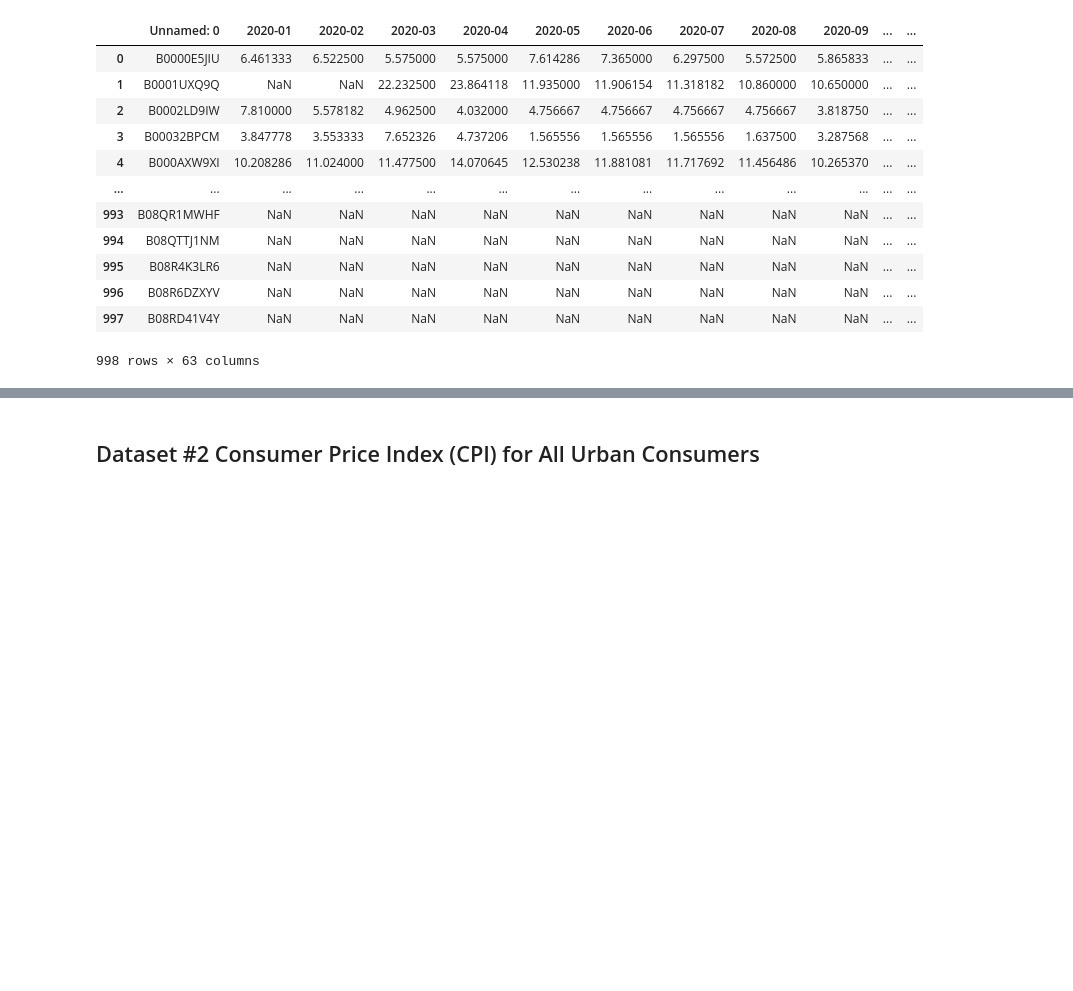
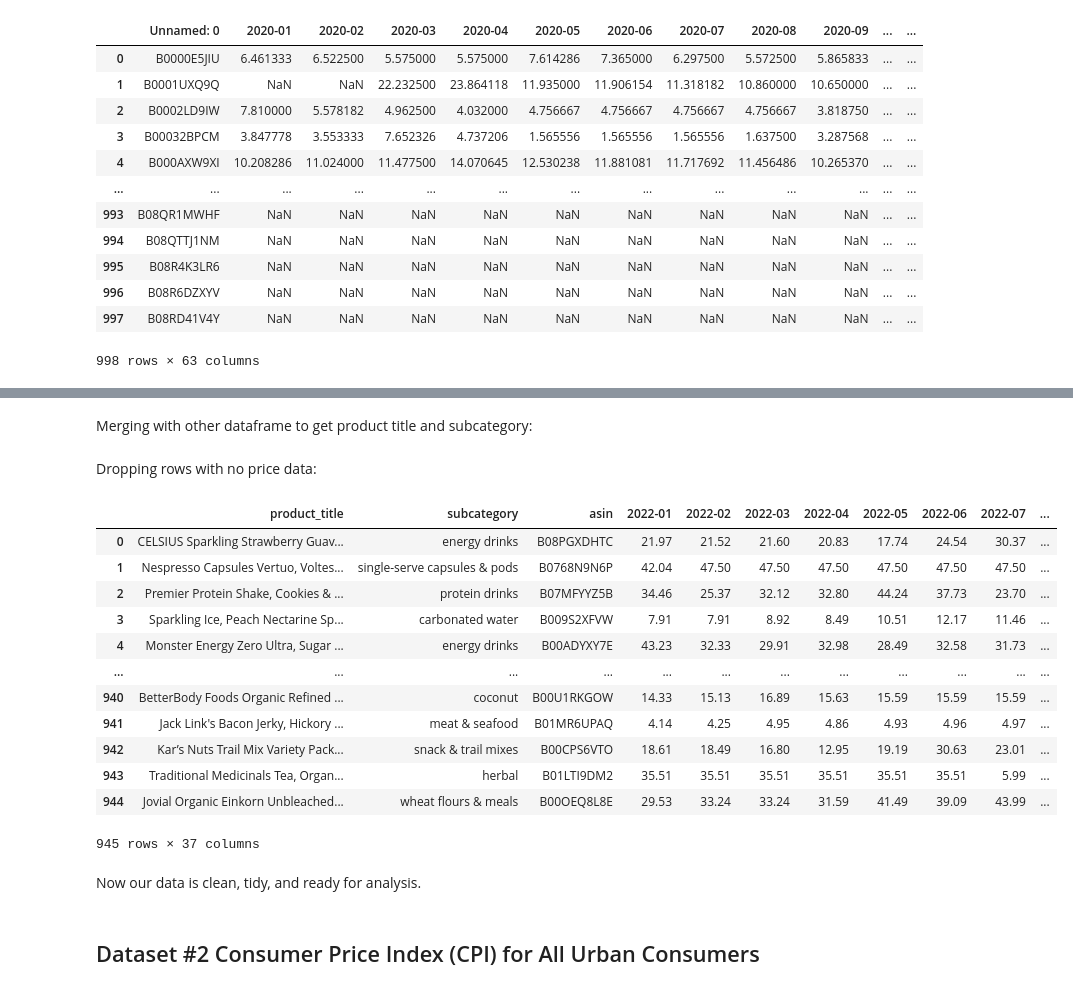
Before and after one commit to domwrm/Amazon-Pricing-Anlysis, a Jupyter notebook: DataCheckpoint_Group031_WI25.ipynb, the cells around one changed output, grey strips where cells are left out. Saved outputs shown, nothing was run; the diff lists cells and outputs as text; code cells hidden in the pictures; blank space fills up the shorter version.

```diff
--- a/DataCheckpoint_Group031_WI25.ipynb
+++ b/DataCheckpoint_Group031_WI25.ipynb
@@ -401,0 +391,2 @@ It looks like during the gathering process we accidentally missed 2 rows but tha
+# %%
+price_data = clean_prices(price_data)
@@ -402,3 +395,32 @@ It looks like during the gathering process we accidentally missed 2 rows but tha
+# %%
+cols_to_drop = list(price_data.columns[1:13]) + list(price_data.columns[-2:])
+price_data = price_data.drop(columns=cols_to_drop)
+# %% [markdown]
+Merging with other dataframe to get product title and subcategory:
+# %%
+merged_data = pd.merge(products, price_data, on='asin', how='left')
+# %% [markdown]
+Dropping rows with no price data:
+# %%
+grocery_and_foods = merged_data.dropna(subset=merged_data.columns[4:], how='all').reset_index(drop=True)
+# %%
+grocery_and_foods
+# %% [output]
+|  | product_title | subcategory | asin | 2022-01 | 2022-02 | 2022-03 | 2022-04 | 2022-05 | 2022-06 | 2022-07 | ... |
+| 0 | CELSIUS Sparkling Strawberry Guav... | energy drinks | B08PGXDHTC | 21.97 | 21.52 | 21.60 | 20.83 | 17.74 | 24.54 | 30.37 | ... |
+| 1 | Nespresso Capsules Vertuo, Voltes... | single-serve capsules & pods | B0768N9N6P | 42.04 | 47.50 | 47.50 | 47.50 | 47.50 | 47.50 | 47.50 | ... |
+| 2 | Premier Protein Shake, Cookies & ... | protein drinks | B07MFYYZ5B | 34.46 | 25.37 | 32.12 | 32.80 | 44.24 | 37.73 | 23.70 | ... |
+| 3 | Sparkling Ice, Peach Nectarine Sp... | carbonated water | B009S2XFVW | 7.91 | 7.91 | 8.92 | 8.49 | 10.51 | 12.17 | 11.46 | ... |
+| 4 | Monster Energy Zero Ultra, Sugar ... | energy drinks | B00ADYXY7E | 43.23 | 32.33 | 29.91 | 32.98 | 28.49 | 32.58 | 31.73 | ... |
+| ... | ... | ... | ... | ... | ... | ... | ... | ... | ... | ... | ... |
+| 940 | BetterBody Foods Organic Refined ... | coconut | B00U1RKGOW | 14.33 | 15.13 | 16.89 | 15.63 | 15.59 | 15.59 | 15.59 | ... |
+| 941 | Jack Link's Bacon Jerky, Hickory ... | meat & seafood | B01MR6UPAQ | 4.14 | 4.25 | 4.95 | 4.86 | 4.93 | 4.96 | 4.97 | ... |
+| 942 | Kar’s Nuts Trail Mix Variety Pack... | snack & trail mixes | B00CPS6VTO | 18.61 | 18.49 | 16.80 | 12.95 | 19.19 | 30.63 | 23.01 | ... |
+| 943 | Traditional Medicinals Tea, Organ... | herbal | B01LTI9DM2 | 35.51 | 35.51 | 35.51 | 35.51 | 35.51 | 35.51 | 5.99 | ... |
+| 944 | Jovial Organic Einkorn Unbleached... | wheat flours & meals | B00OEQ8L8E | 29.53 | 33.24 | 33.24 | 31.59 | 41.49 | 39.09 | 43.99 | ... |
+945 rows × 37 columns
+# %% [markdown]
+Now our data is clean, tidy, and ready for analysis.
 # %% [markdown]
 ## Dataset #2 Consumer Price Index (CPI) for All Urban Consumers
 # %% [markdown]
```
Also changed, not shown: parts of 22 cells of this notebook.
